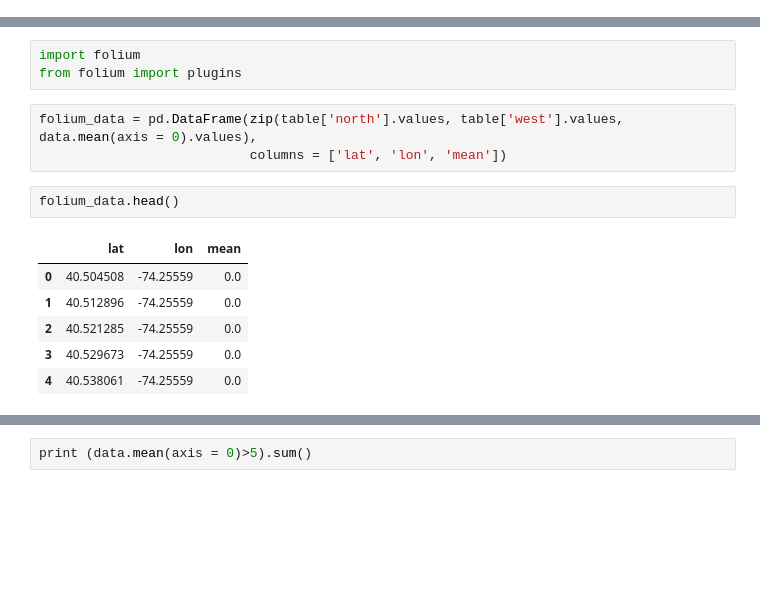
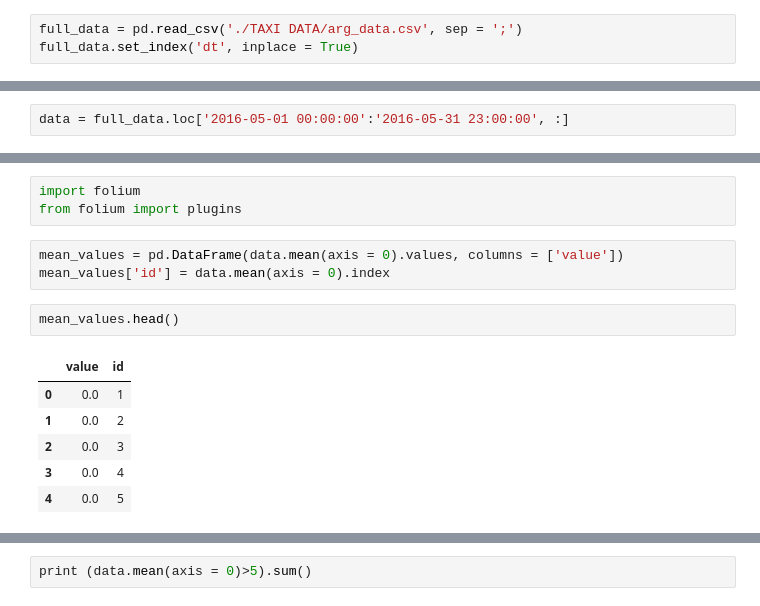
Before and after one commit to Gooogr/Coursera_Yandex_Taxi, a Jupyter notebook: Week 2.ipynb, the cells around one changed output, grey strips where cells are left out. Saved outputs shown, nothing was run; the diff lists cells and outputs as text; blank space fills up the shorter version.

```diff
--- a/Week 2.ipynb
+++ b/Week 2.ipynb
@@ -13,0 +13,3 @@ data = pd.read_pickle('./TAXI DATA/PICKLES/2016_05.pkl')
+# %%
+full_data = pd.read_csv('./TAXI DATA/arg_data.csv', sep = ';')
+full_data.set_index('dt', inplace = True)
@@ -14,3 +27,5 @@ data = pd.read_pickle('./TAXI DATA/PICKLES/2016_05.pkl')
+# %%
+data = full_data.loc['2016-05-01 00:00:00':'2016-05-31 23:00:00', :]
 # %%
 data.head()
 # %% [output]
@@ -126,14 +164,14 @@ plt.show()
 import folium
 from folium import plugins
 # %%
-folium_data = pd.DataFrame(zip(table['north'].values, table['west'].values, data.mean(axis = 0).values),
-                           columns = ['lat', 'lon', 'mean'])
+mean_values = pd.DataFrame(data.mean(axis = 0).values, columns = ['value'])
+mean_values['id'] = data.mean(axis = 0).index
 # %%
-folium_data.head()
+mean_values.head()
 # %% [output]
-|  | lat | lon | mean |
-| 0 | 40.504508 | -74.25559 | 0.0 |
-| 1 | 40.512896 | -74.25559 | 0.0 |
-| 2 | 40.521285 | -74.25559 | 0.0 |
-| 3 | 40.529673 | -74.25559 | 0.0 |
-| 4 | 40.538061 | -74.25559 | 0.0 |
+|  | value | id |
+| 0 | 0.0 | 1 |
+| 1 | 0.0 | 2 |
+| 2 | 0.0 | 3 |
+| 3 | 0.0 | 4 |
+| 4 | 0.0 | 5 |
```
Also changed, not shown: parts of 17 cells of this notebook, 1 other file.
